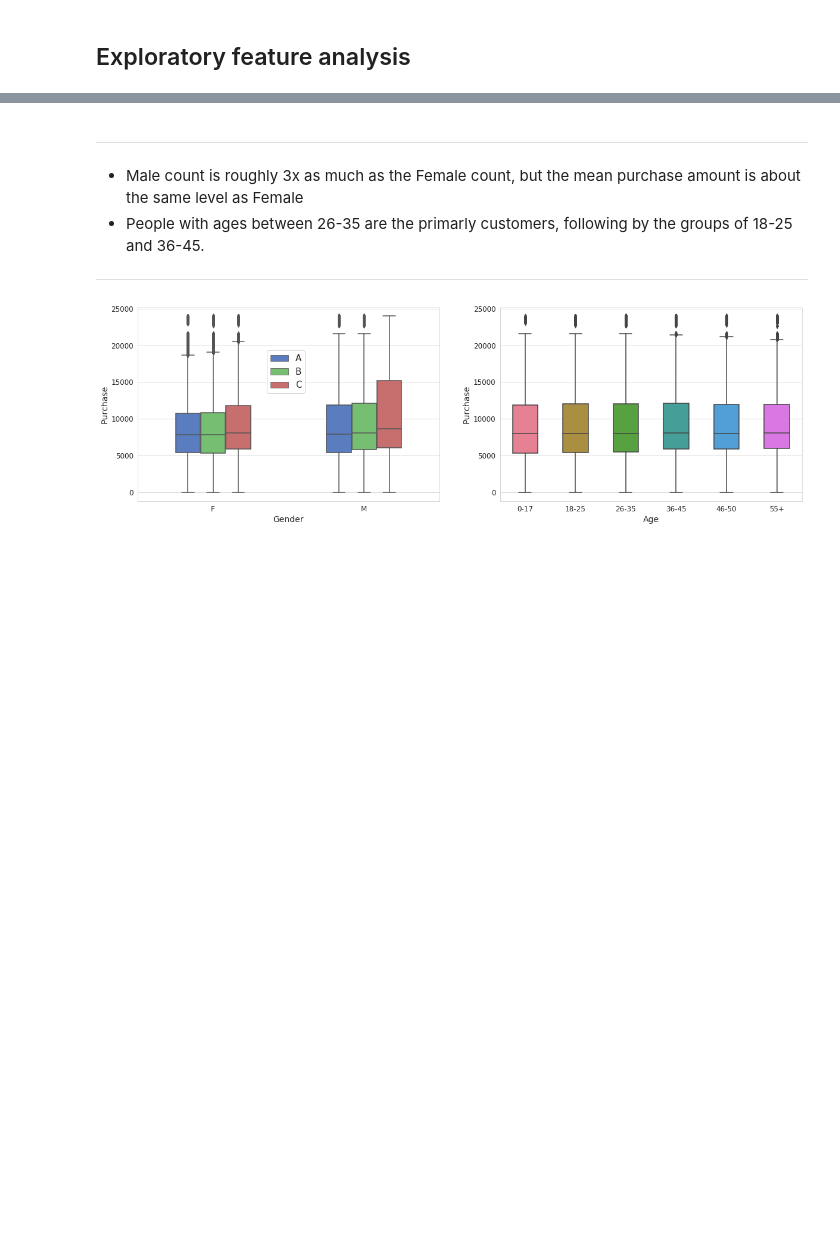
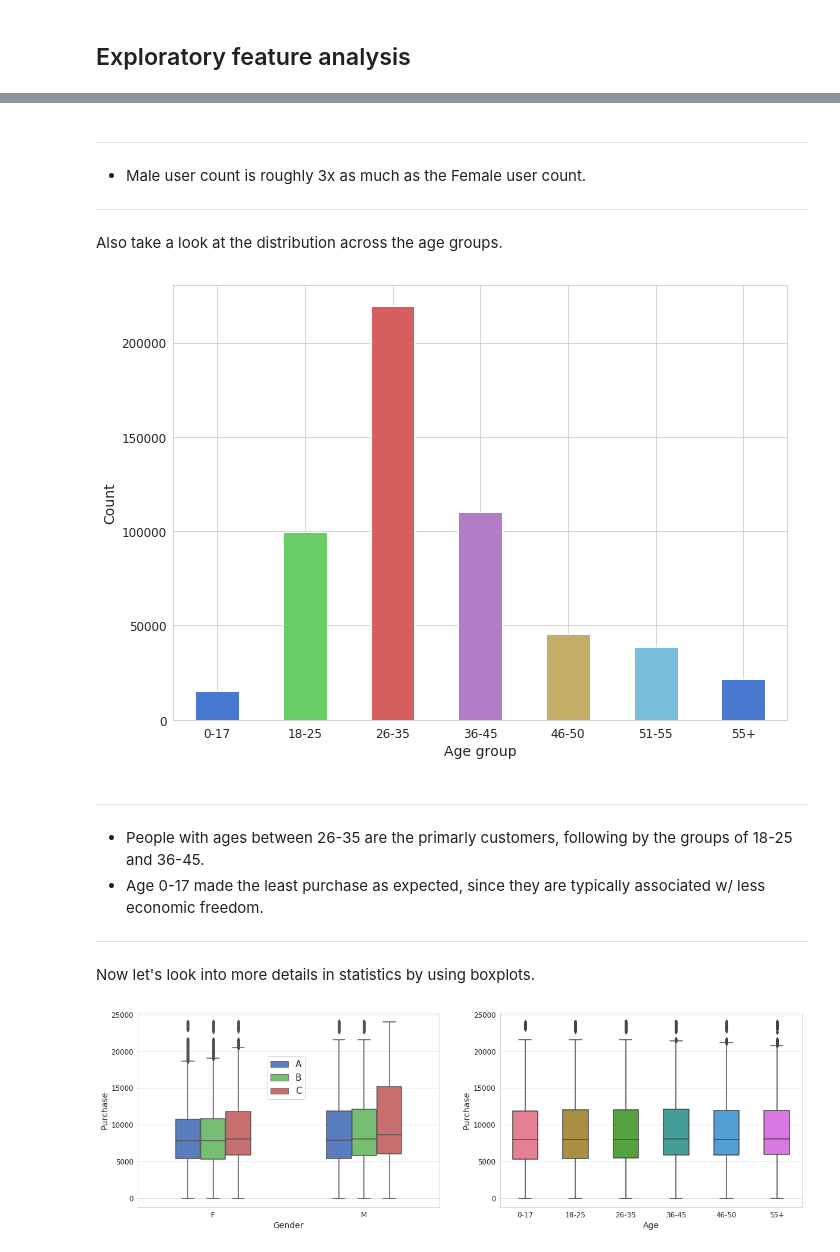
Before and after one commit to bcjuang/Black_Friday_Sale_Prediction, a Jupyter notebook: Black_Friday_sales_dataset_final.ipynb, the cells around one changed output, grey strips where cells are left out. Drawn from its saved outputs; the diff is of its cells as text; code cells hidden in the pictures; blank space fills up the shorter version.

```diff
--- a/Black_Friday_sales_dataset_final.ipynb
+++ b/Black_Friday_sales_dataset_final.ipynb
@@ -142,8 +131,23 @@ Name: Age, dtype: int64
+# %% [markdown]
+***
+- Male user count is roughly 3x as much as the Female user count.
+***
+# %% [markdown]
+Also take a look at the distribution across the age groups.
+# %%
+train['Age'].value_counts().sort_index().plot.bar(rot=0)
+plt.xlabel('Age group')
+plt.ylabel('Count')
+plt.show()
+# %% [output]
+[figure, added]
 # %% [markdown]
 ***
-- Male count is roughly 3x as much as the Female count, but the mean purchase amount is about the same level as Female
 - People with ages between 26-35 are the primarly customers, following by the groups of 18-25 and 36-45.
+- Age 0-17 made the least purchase as expected, since they are typically associated w/ less economic freedom.
 ***
+# %% [markdown]
+Now let's look into more details in statistics by using boxplots.
 # %%
 figs, axs = plt.subplots(1,2, figsize=(20,6))
 sns.boxplot(x='Gender', y='Purchase', data=train, hue='City_Category', hue_order=['A','B','C'],
```
Also changed, not shown: parts of 31 cells of this notebook.
